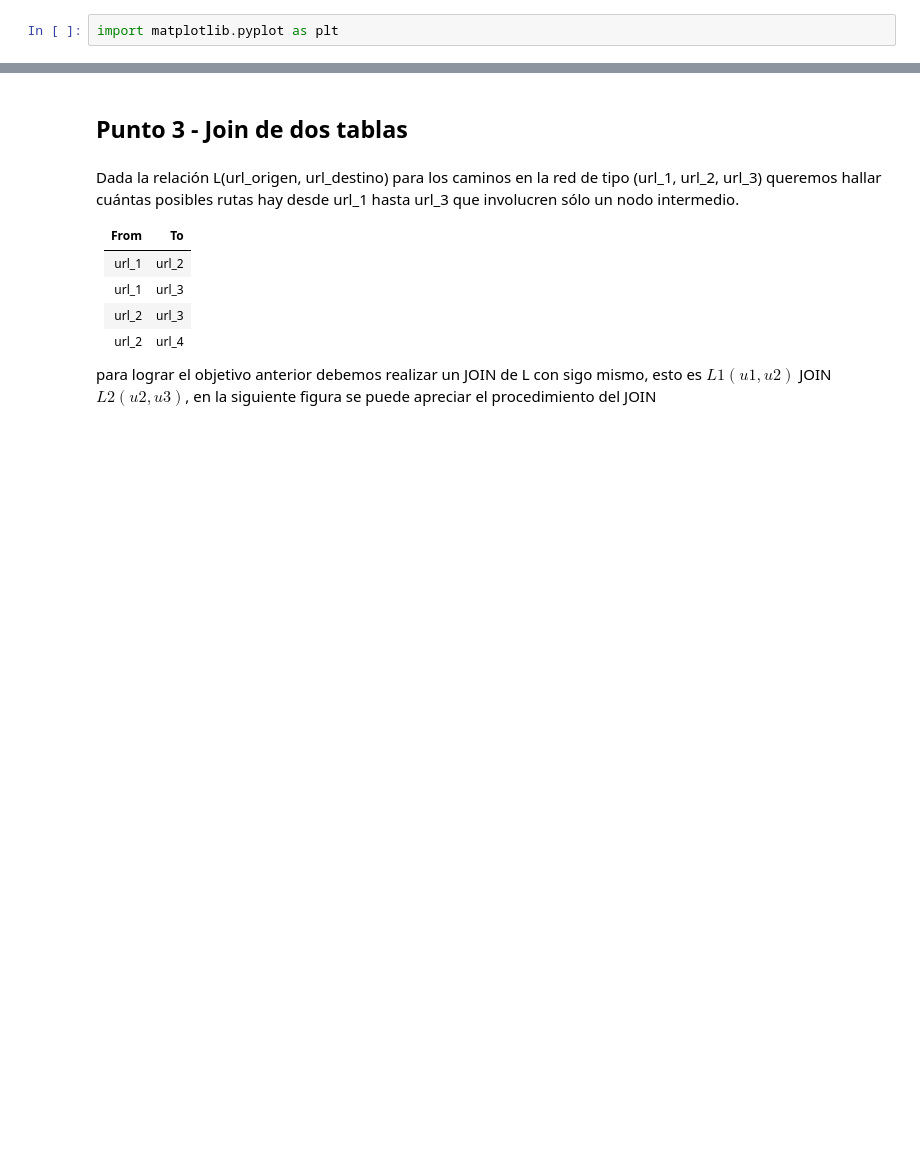
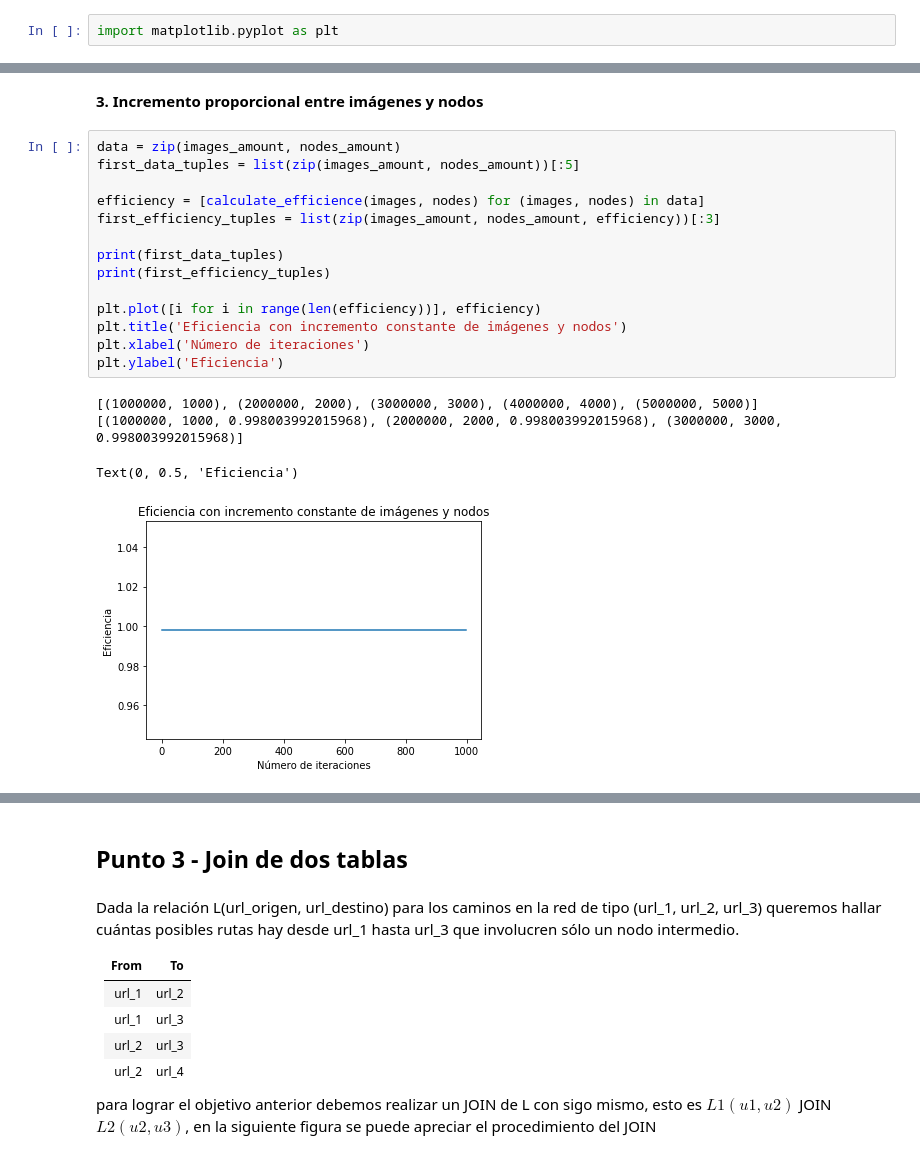
Before and after one commit to juanArias8/big-data-examples, a Jupyter notebook: taller1.ipynb, the cells around one changed output, grey strips where cells are left out. Saved outputs shown, nothing was run; the diff lists cells and outputs as text; blank space fills up the shorter version.

```diff
--- a/taller1.ipynb
+++ b/taller1.ipynb
@@ -108,3 +132,24 @@ plt.plot(nodes_amount, efficiency)
+# %% [markdown]
+**3. Incremento proporcional entre imágenes y nodos**
+# %%
+data = zip(images_amount, nodes_amount)
+first_data_tuples = list(zip(images_amount, nodes_amount))[:5]
+
+efficiency = [calculate_efficience(images, nodes) for (images, nodes) in data]
+first_efficiency_tuples = list(zip(images_amount, nodes_amount, efficiency))[:3]
+
+print(first_data_tuples)
+print(first_efficiency_tuples)
+
+plt.plot([i for i in range(len(efficiency))], efficiency)
+plt.title('Eficiencia con incremento constante de imágenes y nodos')
+plt.xlabel('Número de iteraciones')
+plt.ylabel('Eficiencia')
+# %% [output]
+[(1000000, 1000), (2000000, 2000), (3000000, 3000), (4000000, 4000), (5000000, 5000)]
+[(1000000, 1000, 0.998003992015968), (2000000, 2000, 0.998003992015968), (3000000, 3000, 0.998003992015968)]
+Text(0, 0.5, 'Eficiencia')
+[figure, added]
 # %% [markdown]
 ## Punto 2 - wallclock
 
```
Also changed, not shown: parts of 16 cells of this notebook, 1 other file.
